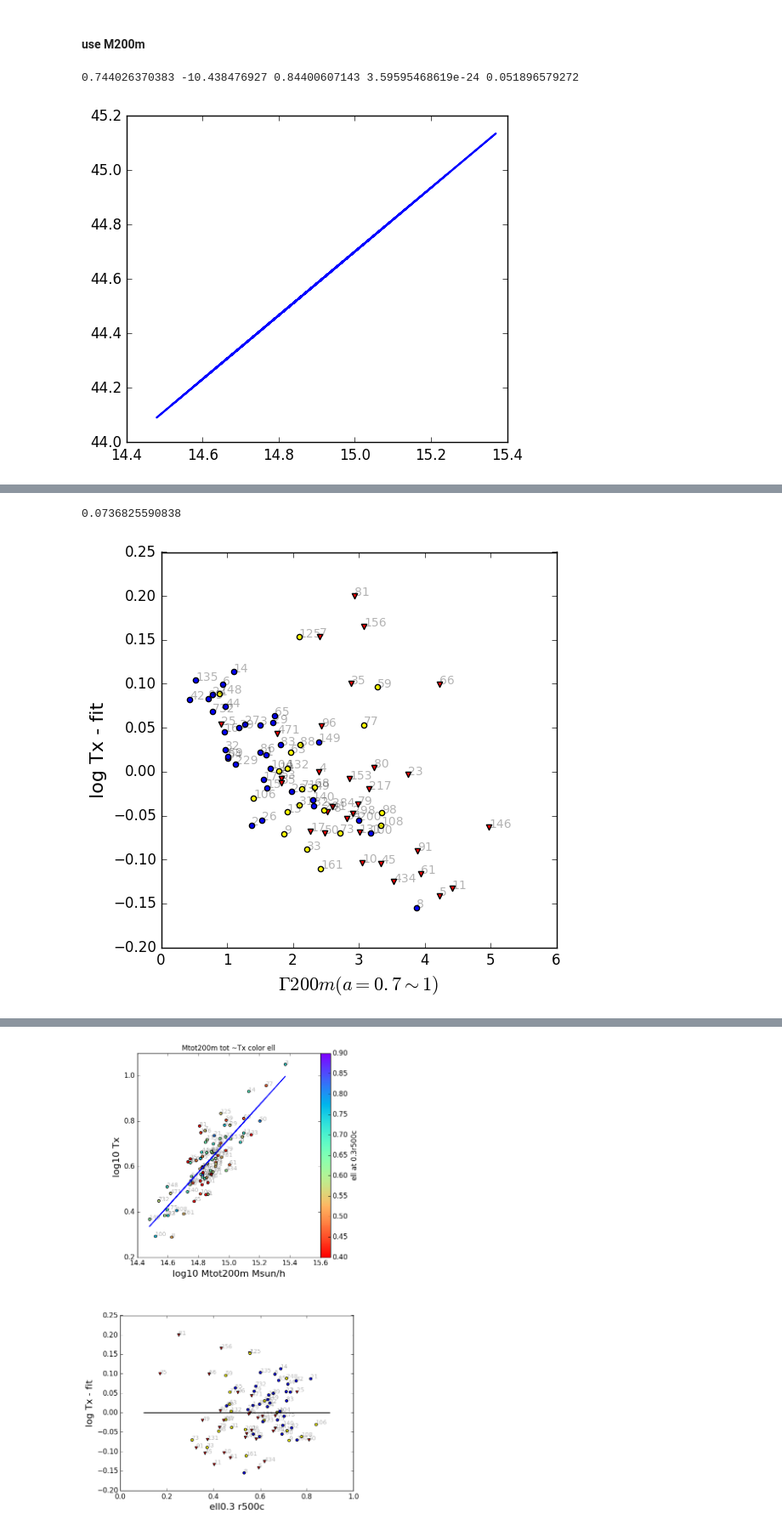
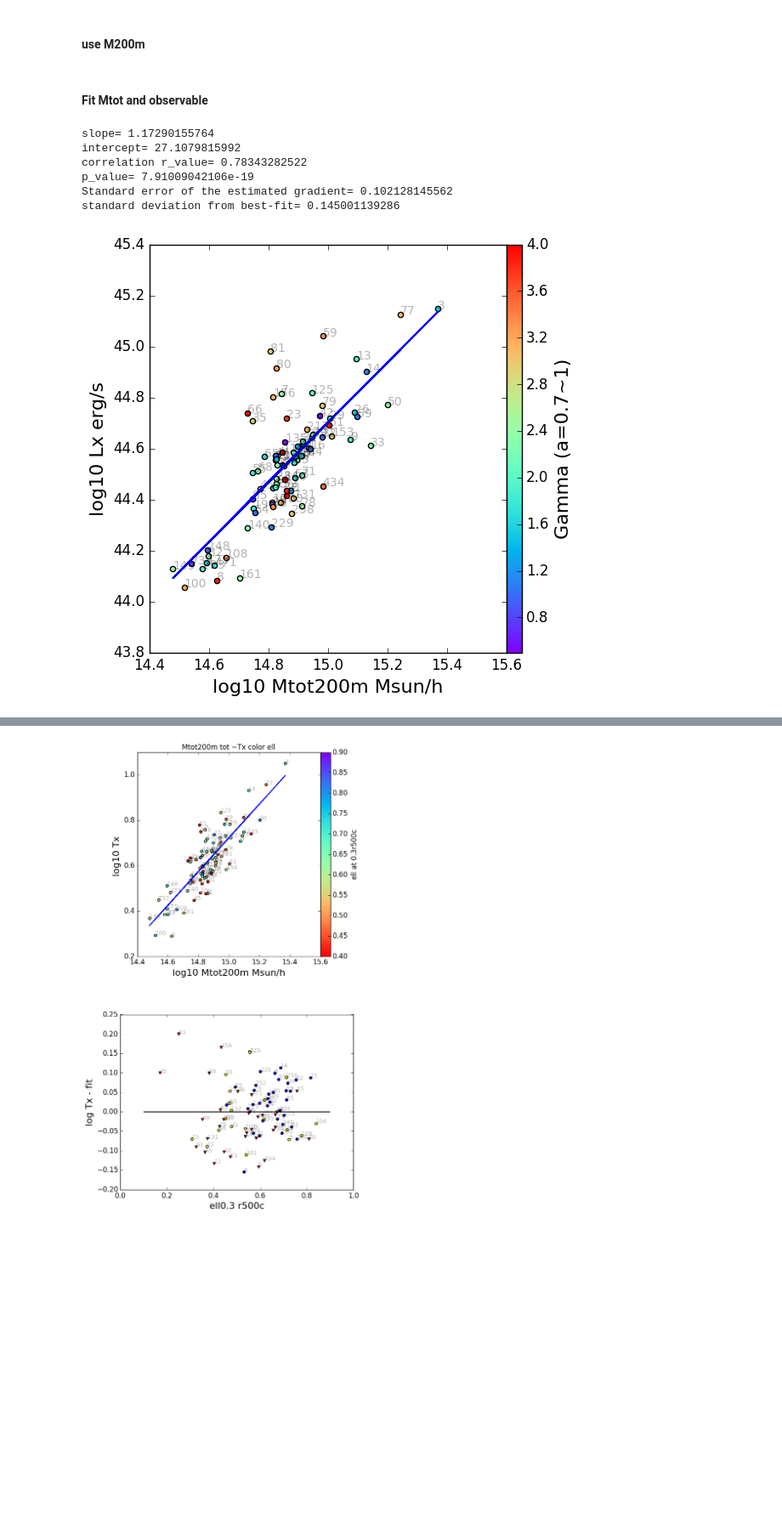
Before and after one commit to zoesuns/Omega500AnalysisTools, a Jupyter notebook: omega500analysistools/example_notebooks/analyze_85CL.ipynb, the cells around one changed output, grey strips where cells are left out. Shown: that part at 85% size. Cells and saved outputs as stored; diff of their text form; code cells hidden in the pictures; blank space fills up the shorter version.

```diff
--- a/omega500analysistools/example_notebooks/analyze_85CL.ipynb
+++ b/omega500analysistools/example_notebooks/analyze_85CL.ipynb
@@ -192,6 +193,7 @@ default definition is M_total_200m
 filt=(allz0id==majormergerid[0])
 for unid in list(majormergerid):#+[8,200,100,223]:
     filt=filt|(allz0id==unid)
-fileter_relax=~filt
-print fileter_relax, allz0id
+filter_relax=~filt
+print sum(filter_relax)
+print filter_relax, allz0id
 # %% [output]
@@ -638,0 +591,9 @@ import matplotlib
+# %%
+from load_data import *
+
+obsstr='Lx';
+obsDict={'Tx':Tx,'Lx':Lx};
+obsUnitDict={'Tx':'keV','Lx':'erg/s'};
+obs=obsDict[obsstr]
+unitstr=obsUnitDict[obsstr]
+print obs,obsstr,unitstr
@@ -640,3 +627,8 @@ import matplotlib
 ### plot relation between Gamma and Scatter
 # %% [markdown]
 #### use M200m
+# %%
+Massdef='Mtot200m'
+MtotDict={'Mtot200m':Mtot200m,'Mtot500c':Mtot500c}
+Mtot=MtotDict[Massdef]
+# print Mtot
@@ -643,57 +638,66 @@ import matplotlib
+# %% [markdown]
+#### Fit Mtot and observable
 # %%
-slope, intercept, r_value, p_value, std_err = stats.linregress(np.log10(Mtot200m),np.log10(obs))
-print slope, intercept, r_value, p_value, std_err
-line = slope*np.log10(Mtot200m)+intercept
+slope, intercept, r_value, p_value, std_err = stats.linregress(np.log10(Mtot),np.log10(obs))
+print 'slope=',slope
+print 'intercept=',intercept
+print 'correlation r_value=',r_value
+print 'p_value=',p_value
+print 'Standard error of the estimated gradient=',std_err
+line = slope*np.log10(Mtot)+intercept
+print 'standard deviation from best-fit=', (np.sum((np.log10(obs)-line)**2)/len(obs))**0.5
 
-fig=plt.figure(figsize=(3,3))
-ax=fig.add_axes([0.1, 0.1, 0.7, 0.8])
-ax.plot(np.log10(Mtot200m), line)
+
+fig=plt.figure(figsize=(6,6))
+ax=fig.add_axes([0.15, 0.1, 0.7, 0.8])
+ax.plot(np.log10(Mtot), line)
 
 cnormgamma=colors.Normalize(vmin=0.5,vmax=4)
 scalarmapgamma=cm.ScalarMappable(norm=cnormgamma,cmap=cm.rainbow)
 cmap='rainbow'
 
 for ids in allz0id:
     i=np.where(allz0id==ids)[0][0]
-
     color=scalarmapgamma.to_rgba(Gamma[i])
-    ax.scatter(np.log10(Mtot200m[i]),np.log10(obs[i]),c=color)
-
+    ax.scatter(np.log10(Mtot[i]),np.log10(obs[i]),c=color)
     txt=str(int(allz0id[i]))
-    ax.annotate(txt, (np.log10(Mtot200m)[i],np.log10(obs)[i]),alpha=0.3)
-plt.xlabel('log10 Mtot200m Msun/h')
-plt.ylabel('log10 '+obsstr+unitstr)
-colorb_ax = fig.add_axes([0.8, 0.1, 0.03, 0.8])
+    ax.annotate(txt, (np.log10(Mtot)[i],np.log10(obs)[i]),alpha=0.3)
+plt.xlabel('log10 '+Massdef+' Msun/h')
+plt.ylabel('log10 '+obsstr+' '+unitstr)
+colorb_ax = fig.add_axes([0.85, 0.1, 0.03, 0.8])
 matplotlib.colorbar.ColorbarBase(colorb_ax ,cmap=cmap, norm=cnormgamma)
 colorb_ax.set_ylabel('Gamma (a='+str(np.around(a,decimals=2))+'~1)')
-ax.set_title('M500c tot ~'+obsstr+' color gamma')
-plt.savefig('figures/scaling_Mtot200m_'+obsstr+'_color_gamma.eps')
-plt.savefig('figures/scaling_Mtot200m_'+obsstr+'_color_gamma.png')
+# plt.savefig('figures/scaling_'+Massdef+'_'+obsstr+'_color_gamma.eps')
+plt.savefig('scaling_'+Massdef+'_'+obsstr+'_color_gamma.png')
 plt.show()
 
-plt.figure(figsize=(6,6))
+plt.figure(figsize=(7,6))
 plt.xlabel(r"$\Gamma{0}(a={1}\sim 1)$".format(Gammadef,np.around(a,decimals=2)))
 plt.ylabel('log '+obsstr+' - fit')
 for ids in allz0id:
     i=np.where(allz0id==ids)[0][0]
     if ids in minormajormergerid:
         if ids in majormergerid:
             plt.scatter(Gamma[i],(np.log10(obs[i])-line[i]),c='r',marker='v')
         else:
             plt.scatter(Gamma[i],(np.log10(obs[i])-line[i]),c='yellow')
     else:
         plt.scatter(Gamma[i],(np.log10(obs[i])-line[i]),c='b')
     txt=str(int(allz0id[i]))
     plt.annotate(txt, (Gamma[i],(np.log10(obs[i])-line[i])),alpha=0.3)
 
-print (np.sum((np.log10(obs)-line)**2)/len(obs))**0.5
 
 
-plt.savefig('Gamma_'+obsstr+'_scatter.png')
-plt.savefig('Gamma_'+obsstr+'_scatter.eps')
+plt.savefig('Gamma_'+obsstr+'_deviation.png')
+# plt.savefig('Gamma_'+obsstr+'_scatter.eps')
 
 
 plt.show()
 # %% [output]
-0.744026370383 -10.438476927 0.84400607143 3.59595468619e-24 0.051896579272
+slope= 1.17290155764
+intercept= 27.1079815992
+correlation r_value= 0.78343282522
+p_value= 7.91009042106e-19
+Standard error of the estimated gradient= 0.102128145562
+standard deviation from best-fit= 0.145001139286
-[figure, old version]
+[figure, new version]
@@ -701,2 +704,0 @@ plt.show()
-0.0736825590838
-[figure, removed]
```
Also changed, not shown: parts of 28 cells of this notebook, 16 other files.
